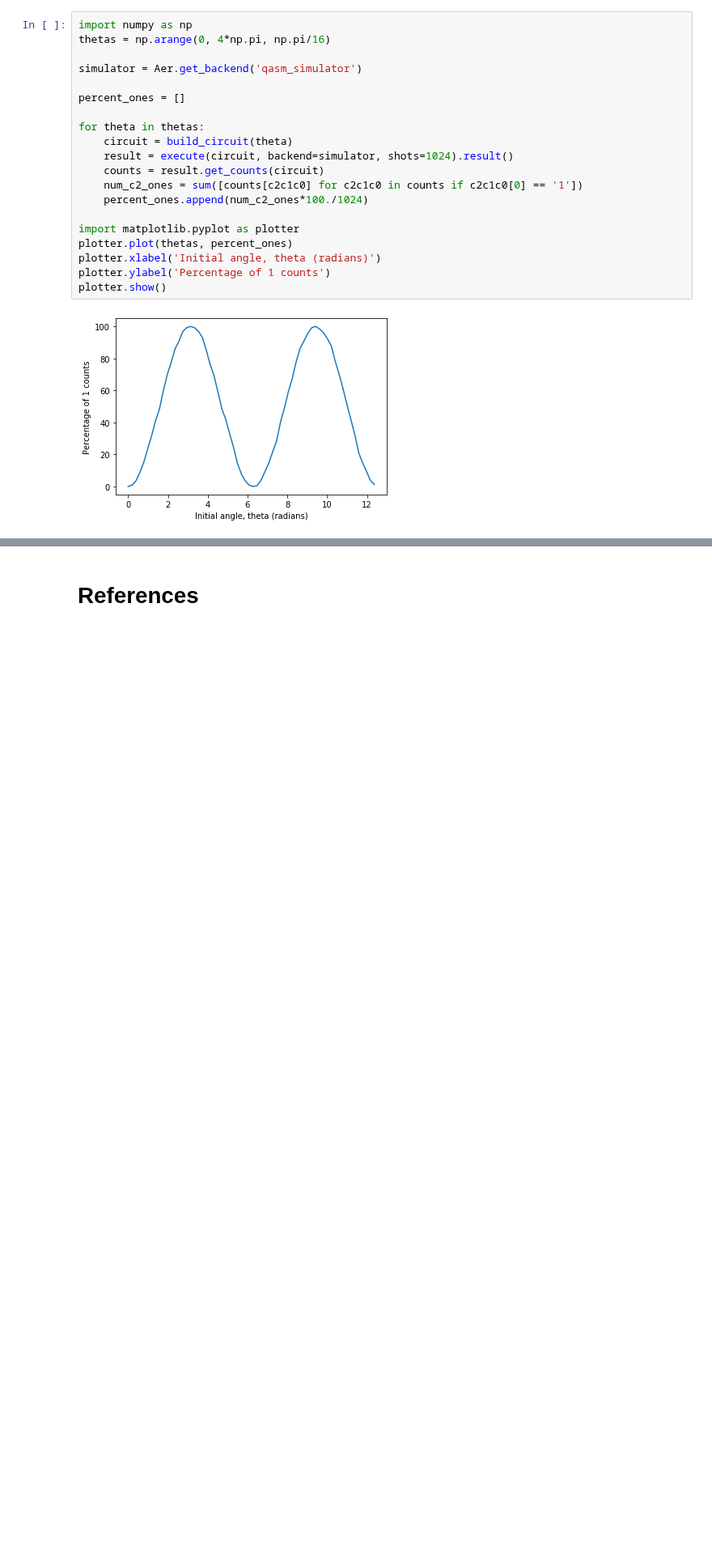
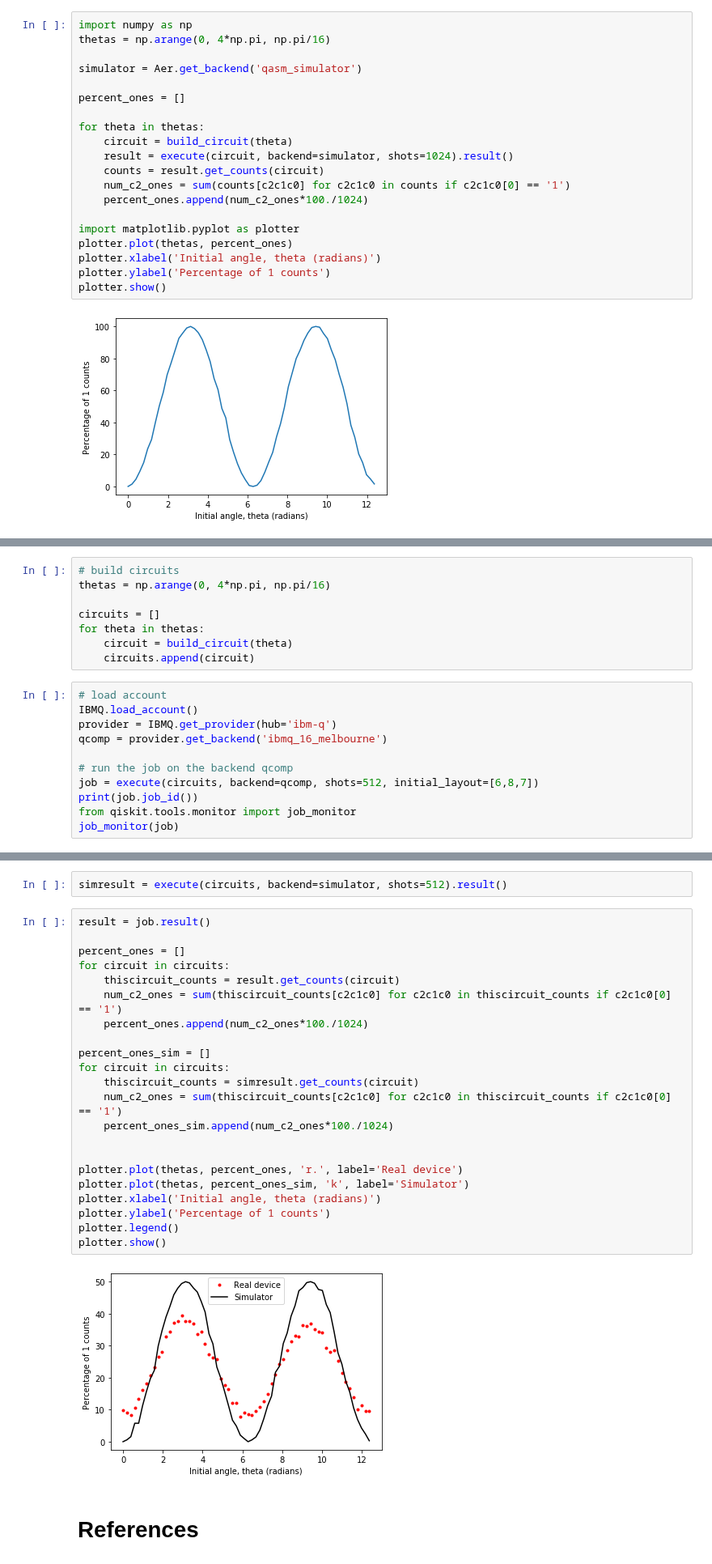
Before and after one commit to qiskit-community/qiskit-community-tutorials, a Jupyter notebook: Coding_With_Qiskit/ep5_Quantum_Teleportation.ipynb, the cells around one changed output, grey strips where cells are left out. Shown at 81% size. Saved outputs shown, nothing was run; the diff lists cells and outputs as text; blank space fills up the shorter version.

```diff
--- a/Coding_With_Qiskit/ep5_Quantum_Teleportation.ipynb
+++ b/Coding_With_Qiskit/ep5_Quantum_Teleportation.ipynb
@@ -192,7 +193,7 @@ for theta in thetas:
     circuit = build_circuit(theta)
     result = execute(circuit, backend=simulator, shots=1024).result()
     counts = result.get_counts(circuit)
-    num_c2_ones = sum([counts[c2c1c0] for c2c1c0 in counts if c2c1c0[0] == '1'])
+    num_c2_ones = sum(counts[c2c1c0] for c2c1c0 in counts if c2c1c0[0] == '1')
     percent_ones.append(num_c2_ones*100./1024)
 
 import matplotlib.pyplot as plotter
@@ -206,0 +212,19 @@ As you can see, the measurement results show a sinusoidal periodicity. Since we
+# %%
+# build circuits
+thetas = np.arange(0, 4*np.pi, np.pi/16)
+
+circuits = []
+for theta in thetas:
+    circuit = build_circuit(theta)
+    circuits.append(circuit)
+# %%
+# load account
+IBMQ.load_account()
+provider = IBMQ.get_provider(hub='ibm-q')
+qcomp = provider.get_backend('ibmq_16_melbourne')
+
+# run the job on the backend qcomp
+job = execute(circuits, backend=qcomp, shots=512, initial_layout=[6,8,7])
+print(job.job_id())
+from qiskit.tools.monitor import job_monitor
+job_monitor(job)
@@ -207,3 +235,29 @@ As you can see, the measurement results show a sinusoidal periodicity. Since we
+# %%
+simresult = execute(circuits, backend=simulator, shots=512).result()
+# %%
+result = job.result()
+
+percent_ones = []
+for circuit in circuits:
+    thiscircuit_counts = result.get_counts(circuit)
+    num_c2_ones = sum(thiscircuit_counts[c2c1c0] for c2c1c0 in thiscircuit_counts if c2c1c0[0] == '1')
+    percent_ones.append(num_c2_ones*100./1024)
+
+percent_ones_sim = []
+for circuit in circuits:
+    thiscircuit_counts = simresult.get_counts(circuit)
+    num_c2_ones = sum(thiscircuit_counts[c2c1c0] for c2c1c0 in thiscircuit_counts if c2c1c0[0] == '1')
+    percent_ones_sim.append(num_c2_ones*100./1024)
+
+
+plotter.plot(thetas, percent_ones, 'r.', label='Real device')
+plotter.plot(thetas, percent_ones_sim, 'k', label='Simulator')
+plotter.xlabel('Initial angle, theta (radians)')
+plotter.ylabel('Percentage of 1 counts')
+plotter.legend()
+plotter.show()
+# %% [output]
+[figure, added]
 # %% [markdown]
 # References
 # %% [markdown]
```
Also changed, not shown: parts of 8 cells of this notebook.
